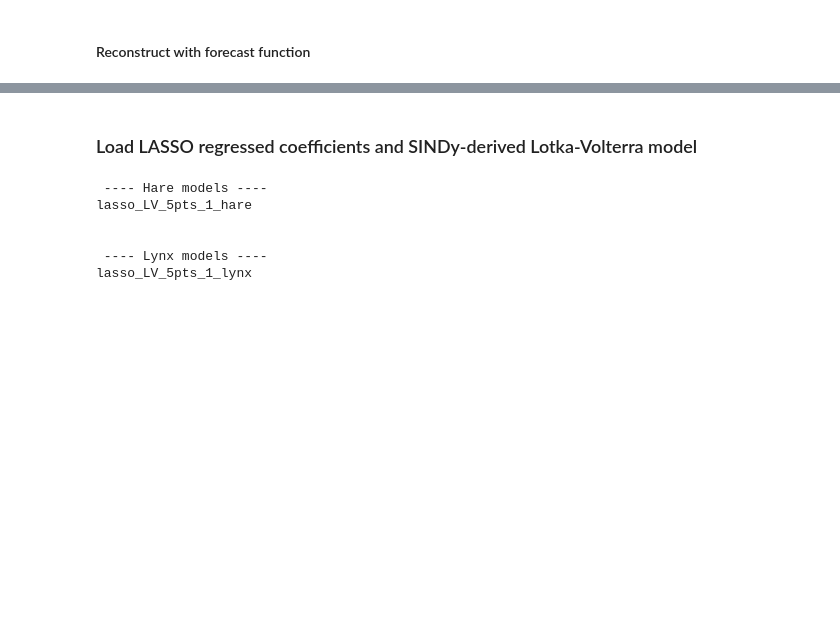
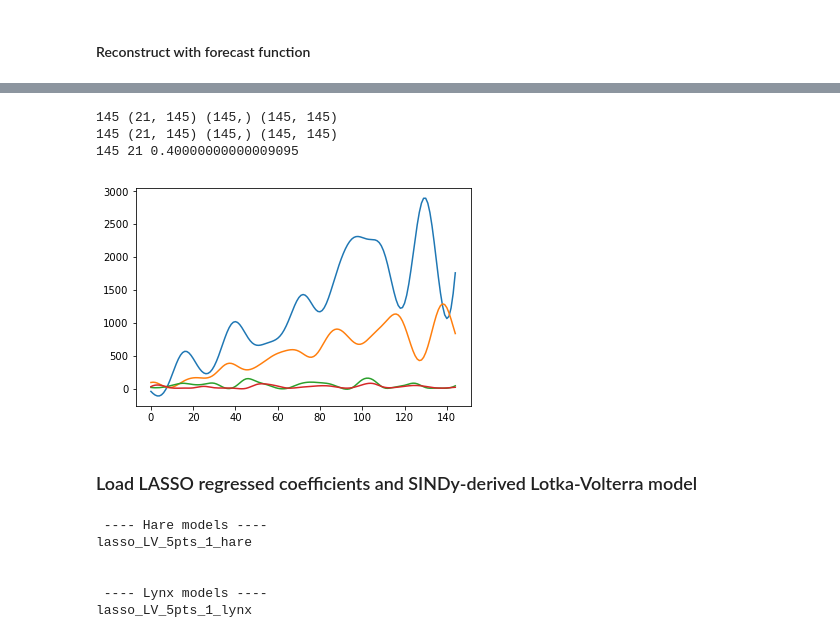
Before and after one commit to jmichellehu/ComplexSystems_AMATH563, a Jupyter notebook: hw2/AMATH563_hw2_Q5_Q6.ipynb, the cells around one changed output, grey strips where cells are left out. Saved outputs shown, nothing was run; the diff lists cells and outputs as text; code cells hidden in the pictures; blank space fills up the shorter version.

```diff
--- a/hw2/AMATH563_hw2_Q5_Q6.ipynb
+++ b/hw2/AMATH563_hw2_Q5_Q6.ipynb
@@ -149,3 +164,28 @@ for i in np.arange(0, t):
+# %%
+# Extract coefficients from Hankel models
+Phis = [DMD_H_hare[0], DMD_H_lynx[0]]
+bs = [DMD_H_hare[1], DMD_H_lynx[1]]
+Omegas = [DMD_H_hare[2], DMD_H_lynx[2]]
+rs = [DMD_H_hare[-1], DMD_H_lynx[-1]]
+# %%
+Xdmds = []
+
+for Phi, Omega, b, r in zip(Phis, Omegas, bs, rs):
+    Xdmd_H = forecast(Phi, Omega, t, b, r, dt)
+    Xdmds.append(Xdmd_H)
+
+print(t, r, dt)
+# %% [output]
+145 (21, 145) (145,) (145, 145)
+145 (21, 145) (145,) (145, 145)
+145 21 0.40000000000009095
+# %%
+plt.plot(Xdmds[0].T[:, 0])
+plt.plot(Xdmds[1].T[:, 1])
+plt.plot(X)
+plt.plot(Y);
+# %% [output]
+[figure, added]
 # %% [markdown]
 ### Load LASSO regressed coefficients and SINDy-derived Lotka-Volterra model
 # %%
```
Also changed, not shown: parts of 21 cells of this notebook.
